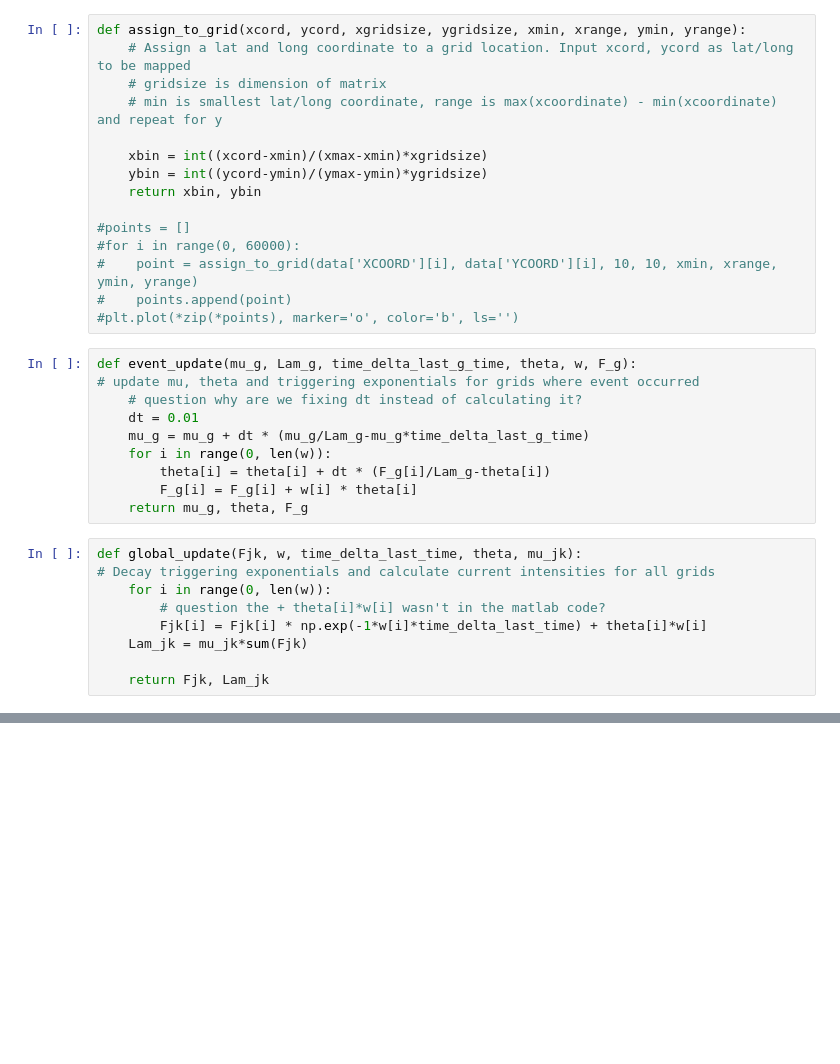
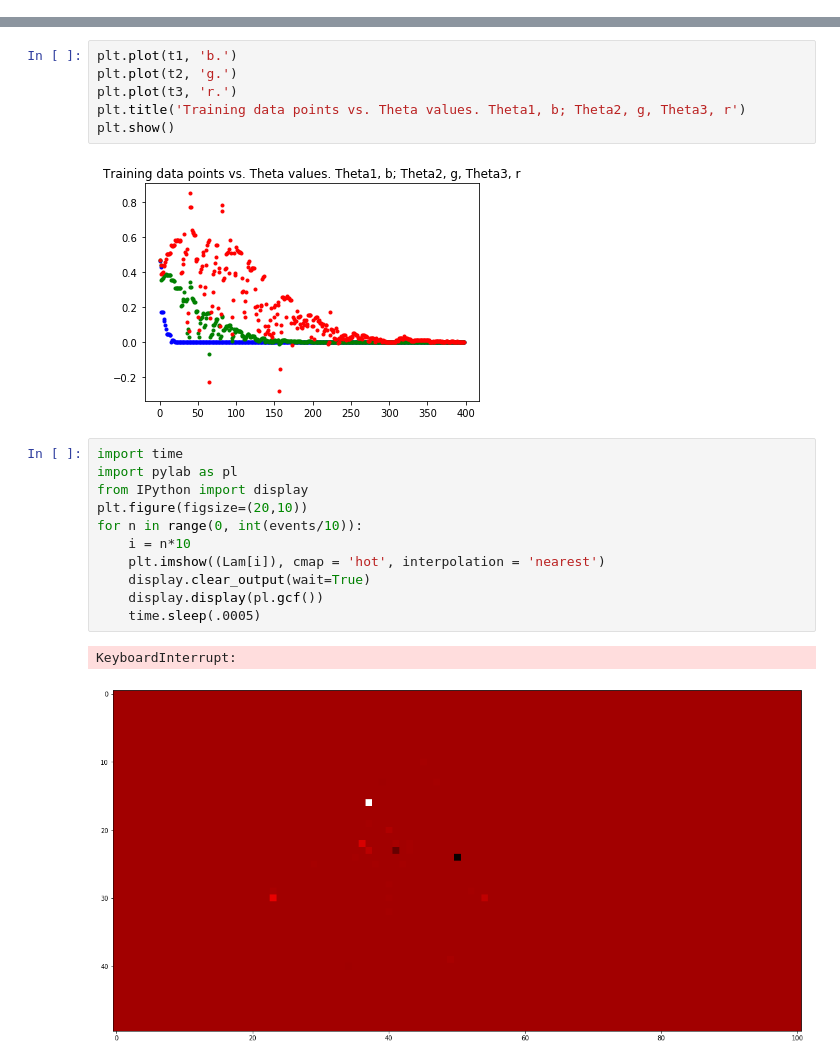
Before and after one commit to rjhosler/IUPUI-REU, a Jupyter notebook: Point Process.ipynb, the cells around one changed output, grey strips where cells are left out. Cells and saved outputs as stored; diff of their text form; blank space fills up the shorter version.

```diff
--- a/Point Process.ipynb
+++ b/Point Process.ipynb
@@ -20,35 +169 @@ data.head()
-# %%
-def assign_to_grid(xcord, ycord, xgridsize, ygridsize, xmin, xrange, ymin, yrange):
-    # Assign a lat and long coordinate to a grid location. Input xcord, ycord as lat/long to be mapped
-    # gridsize is dimension of matrix
-    # min is smallest lat/long coordinate, range is max(xcoordinate) - min(xcoordinate) and repeat for y
-
-    xbin = int((xcord-xmin)/(xmax-xmin)*xgridsize)
-    ybin = int((ycord-ymin)/(ymax-ymin)*ygridsize)
-    return xbin, ybin
-
-#points = []
-#for i in range(0, 60000):
-#    point = assign_to_grid(data['XCOORD'][i], data['YCOORD'][i], 10, 10, xmin, xrange, ymin, yrange)
-#    points.append(point)
-#plt.plot(*zip(*points), marker='o', color='b', ls='')
-# %%
-def event_update(mu_g, Lam_g, time_delta_last_g_time, theta, w, F_g):
-# update mu, theta and triggering exponentials for grids where event occurred
-    # question why are we fixing dt instead of calculating it?
-    dt = 0.01
-    mu_g = mu_g + dt * (mu_g/Lam_g-mu_g*time_delta_last_g_time)
-    for i in range(0, len(w)):
-        theta[i] = theta[i] + dt * (F_g[i]/Lam_g-theta[i])
-        F_g[i] = F_g[i] + w[i] * theta[i]
-    return mu_g, theta, F_g
-# %%
-def global_update(Fjk, w, time_delta_last_time, theta, mu_jk):
-# Decay triggering exponentials and calculate current intensities for all grids
-    for i in range(0, len(w)):
-        # question the + theta[i]*w[i] wasn't in the matlab code?
-        Fjk[i] = Fjk[i] * np.exp(-1*w[i]*time_delta_last_time) + theta[i]*w[i]
-    Lam_jk = mu_jk*sum(Fjk)
-
-    return Fjk, Lam_jk
 # %%
@@ -95,0 +231,22 @@ array([[1., 1., 1., ..., 1., 1., 1.],
+# %%
+plt.plot(t1, 'b.')
+plt.plot(t2, 'g.')
+plt.plot(t3, 'r.')
+plt.title('Training data points vs. Theta values. Theta1, b; Theta2, g, Theta3, r')
+plt.show()
+# %% [output]
+[figure, added]
+# %%
+import time
+import pylab as pl
+from IPython import display
+plt.figure(figsize=(20,10))
+for n in range(0, int(events/10)):
+    i = n*10
+    plt.imshow((Lam[i]), cmap = 'hot', interpolation = 'nearest')
+    display.clear_output(wait=True)
+    display.display(pl.gcf())
+    time.sleep(.0005)
+# %% [output]
+KeyboardInterrupt:
+[figure, added]
```
Also changed, not shown: parts of 19 cells of this notebook.
